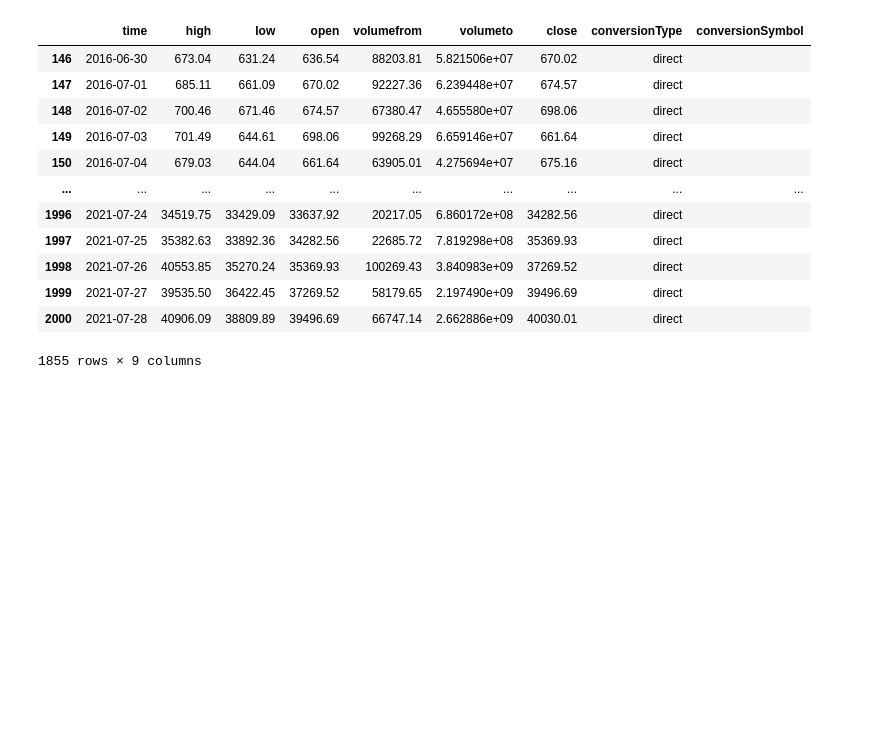
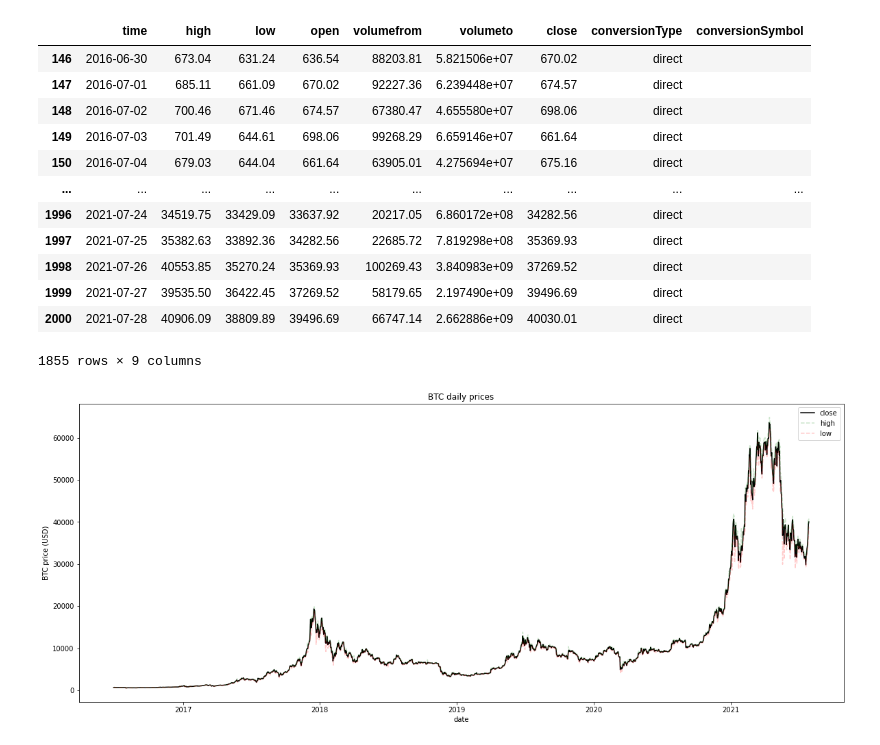
Before and after one commit to riccardofradiani/ML4F-Crypto-prediction-from-exchange-flows, a Jupyter notebook: data_exploration.ipynb, the cells around one changed output. Drawn from its saved outputs; the diff is of its cells as text; code cells hidden in the pictures; blank space fills up the shorter version.

```diff
--- a/data_exploration.ipynb
+++ b/data_exploration.ipynb
@@ -112,3 +128,15 @@ btc_daily_prices
 | 1999 | 2021-07-27 | 39535.50 | 36422.45 | 37269.52 | 58179.65 | 2.197490e+09 | 39496.69 | direct |  |
 | 2000 | 2021-07-28 | 40906.09 | 38809.89 | 39496.69 | 66747.14 | 2.662886e+09 | 40030.01 | direct |  |
 1855 rows × 9 columns
+# %%
+plt.figure(figsize=(20,8))
+plt.plot(btc_daily_prices['time'],btc_daily_prices['close'], label='close', color='black')
+plt.plot(btc_daily_prices['time'],btc_daily_prices['high'], '--', label='high', color='green', alpha=0.2)
+plt.plot(btc_daily_prices['time'],btc_daily_prices['low'], '--', label='low', color='red', alpha=0.2)
+plt.legend()
+plt.xlabel('date')
+plt.ylabel('BTC price (USD)')
+plt.title('BTC daily prices')
+plt.show()
+# %% [output]
+[figure, added]
```
Also changed, not shown: parts of 18 cells of this notebook, 1 other file.
